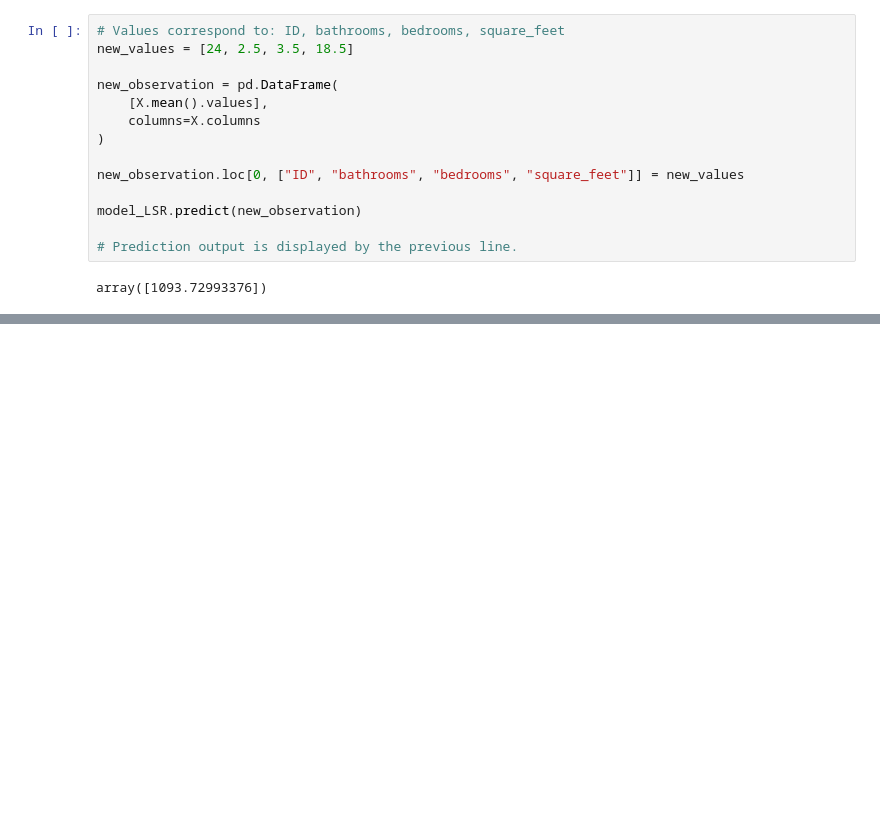
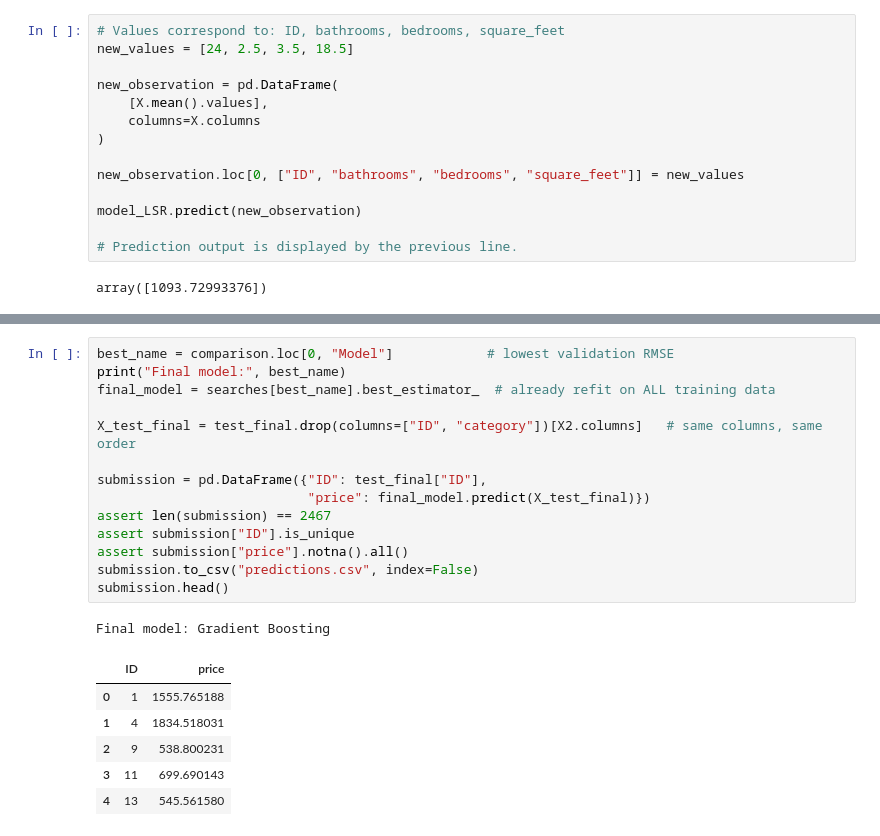
Before and after one commit to bpoggialways/INTRO_ML, a Jupyter notebook: challenge1.ipynb, the cells around one changed output, grey strips where cells are left out. Saved outputs shown, nothing was run; the diff lists cells and outputs as text; blank space fills up the shorter version.

```diff
--- a/challenge1.ipynb
+++ b/challenge1.ipynb
@@ -637,0 +746,22 @@ NameError: name 'res1' is not defined
+# %%
+best_name = comparison.loc[0, "Model"]            # lowest validation RMSE
+print("Final model:", best_name)
+final_model = searches[best_name].best_estimator_  # already refit on ALL training data
+
+X_test_final = test_final.drop(columns=["ID", "category"])[X2.columns]   # same columns, same order
+
+submission = pd.DataFrame({"ID": test_final["ID"],
+                           "price": final_model.predict(X_test_final)})
+assert len(submission) == 2467
+assert submission["ID"].is_unique
+assert submission["price"].notna().all()
+submission.to_csv("predictions.csv", index=False)
+submission.head()
+# %% [output]
+Final model: Gradient Boosting
+|  | ID | price |
+| 0 | 1 | 1555.765188 |
+| 1 | 4 | 1834.518031 |
+| 2 | 9 | 538.800231 |
+| 3 | 11 | 699.690143 |
+| 4 | 13 | 545.561580 |
```
Also changed, not shown: parts of 15 cells of this notebook, 7 other files.
